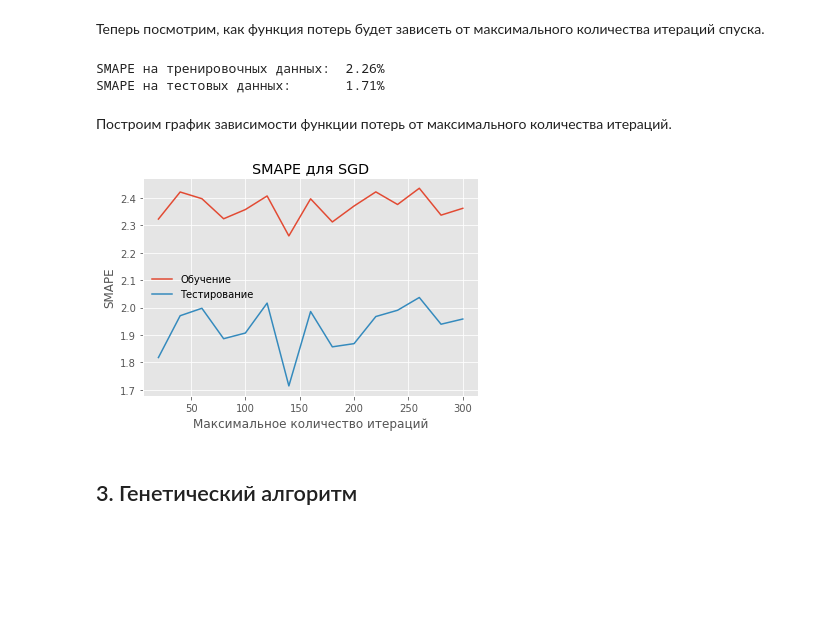
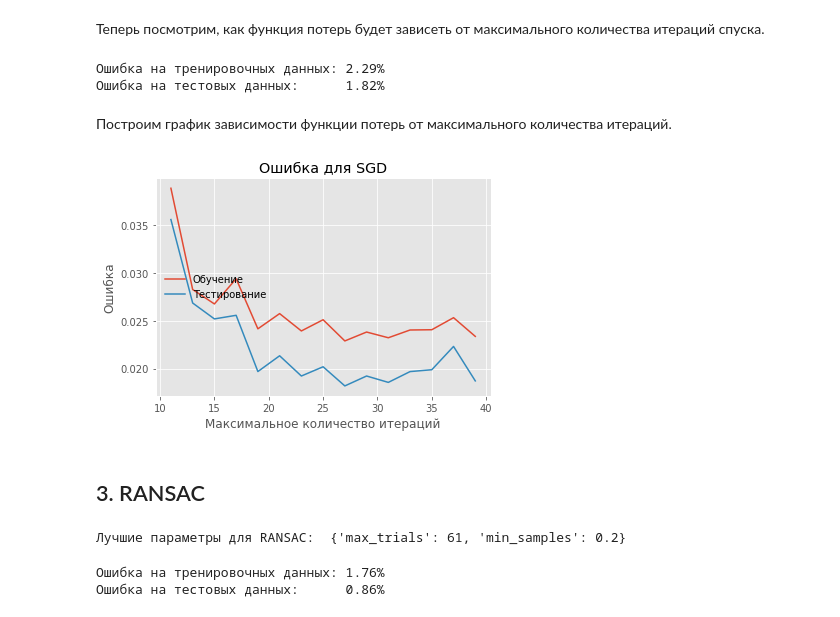
Before and after one commit to BakasaRus/IntelligentSystems, a Jupyter notebook: Labs/Linear.ipynb, the cells around one changed output. Drawn from its saved outputs; the diff is of its cells as text; code cells hidden in the pictures; blank space fills up the shorter version.

Commit message:
RANSAC instead of GeneticSelection and Ridge instead of Linear in Lab 2

```diff
--- a/Labs/Linear.ipynb
+++ b/Labs/Linear.ipynb
@@ -25,3 +19,9 @@ smape_scorer = make_scorer(smape, greater_is_better=False)
+# %%
+EPSILON = 1e-10
+def loss(actual: np.ndarray, predicted: np.ndarray):
+    return np.mean(2.0 * np.abs(actual - predicted) / ((np.abs(actual) + np.abs(predicted)) + EPSILON))
+
+scorer = make_scorer(loss, greater_is_better=False)
 # %% [markdown]
 Загрузим тренировочную и тестовую выборки из файла.
 # %%
@@ -75,0 +78,12 @@ SMAPE на тестовых данных:       0.87%
+# %%
+max_iter_range = np.arange(11, 41, 2)
+for max_iter in max_iter_range:
+    best_params['max_iter'] = max_iter
+    linear_model = Ridge()
+    linear_model.set_params(**best_params)
+    linear_model.fit(train_X, train_y)
+    linear_loss_train.append(loss(train_y, linear_model.predict(train_X)))
+    linear_loss_test.append(loss(test_y, linear_model.predict(test_X)))
+
+print(f'Ошибка на тренировочных данных: {min(linear_loss_train):.2%}')
+print(f'Ошибка на тестовых данных:      {min(linear_loss_test):.2%}')
@@ -86,41 +115,41 @@ parameters = {
 }
 
 sgd_model = SGDRegressor()
-grid = GridSearchCV(sgd_model, parameters, scoring=smape_scorer)
+grid = GridSearchCV(sgd_model, parameters, scoring=scorer)
 grid.fit(train_X, train_y)
 best_params = grid.best_params_
-sgd_smape_train, sgd_smape_test = [], []
+sgd_loss_train, sgd_loss_test = [], []
 print('Лучшие параметры для SGD: ', best_params)
 # %% [output]
 Лучшие параметры для SGD:  {'alpha': 0.000151, 'eta0': 0.025099999999999997, 'learning_rate': 'adaptive', 'penalty': 'elasticnet'}
 # %% [markdown]
 Теперь посмотрим, как функция потерь будет зависеть от максимального количества итераций спуска.
 # %%
-max_iter_range = np.arange(20, 310, 20)
+max_iter_range = np.arange(11, 41, 2)
 for max_iter in max_iter_range:
     best_params['max_iter'] = max_iter
     sgd = SGDRegressor()
     sgd.set_params(**best_params)
     sgd.fit(train_X, train_y)
-    sgd_smape_train.append(smape(sgd.predict(train_X), train_y))
-    sgd_smape_test.append(smape(sgd.predict(test_X), test_y))
+    sgd_loss_train.append(loss(train_y, sgd.predict(train_X)))
+    sgd_loss_test.append(loss(test_y, sgd.predict(test_X)))
 
-print(f'SMAPE на тренировочных данных: {min(sgd_smape_train):5.2f}%')
-print(f'SMAPE на тестовых данных:      {min(sgd_smape_test):5.2f}%')
+print(f'Ошибка на тренировочных данных: {min(sgd_loss_train):.2%}')
+print(f'Ошибка на тестовых данных:      {min(sgd_loss_test):.2%}')
 # %% [output]
-SMAPE на тренировочных данных:  2.26%
-SMAPE на тестовых данных:       1.71%
+Ошибка на тренировочных данных: 2.29%
+Ошибка на тестовых данных:      1.82%
 # %% [markdown]
 Построим график зависимости функции потерь от максимального количества итераций.
 # %%
-plt.title("SMAPE для SGD")
+plt.title("Ошибка для SGD")
 plt.xlabel("Максимальное количество итераций")
-plt.ylabel("SMAPE")
-plt.plot(max_iter_range, sgd_smape_train, label='Обучение')
-plt.plot(max_iter_range, sgd_smape_test, label='Тестирование')
+plt.ylabel("Ошибка")
+plt.plot(max_iter_range, sgd_loss_train, label='Обучение')
+plt.plot(max_iter_range, sgd_loss_test, label='Тестирование')
 plt.legend(loc='center left', frameon=False)
 plt.show()
 # %% [output]
-[figure, old version]
+[figure, new version]
 # %% [markdown]
-## 3. Генетический алгоритм
+## 3. RANSAC
@@ -179 +156,30 @@ print(f'SMAPE на тестовых данных:      {min(genetic_smape_test):
+# %%
+parameters = {
+    'max_trials': np.arange(1, 201, 10),
+    'min_samples': np.arange(0.1, 1, 0.1)
+}
+
+ransac_model = RANSACRegressor()
+grid = GridSearchCV(ransac_model, parameters, scoring=scorer)
+grid.fit(train_X, train_y)
+best_params = grid.best_params_
+ransac_loss_train, ransac_loss_test = [], []
+print('Лучшие параметры для RANSAC: ', best_params)
+# %% [output]
+Лучшие параметры для RANSAC:  {'max_trials': 61, 'min_samples': 0.2}
+# %%
+max_iter_range = np.arange(1, 201, 2)
+for max_iter in max_iter_range:
+    best_params['max_trials'] = max_iter
+    ransac = RANSACRegressor()
+    ransac.set_params(**best_params)
+    ransac.fit(train_X, train_y)
+    ransac_loss_train.append(loss(train_y, ransac.predict(train_X)))
+    ransac_loss_test.append(loss(test_y, ransac.predict(test_X)))
+
+print(f'Ошибка на тренировочных данных: {min(ransac_loss_train):.2%}')
+print(f'Ошибка на тестовых данных:      {min(ransac_loss_test):.2%}')
+# %% [output]
+Ошибка на тренировочных данных: 1.76%
+Ошибка на тестовых данных:      0.86%
 # %%
```
Also changed, not shown: parts of 10 cells of this notebook.
